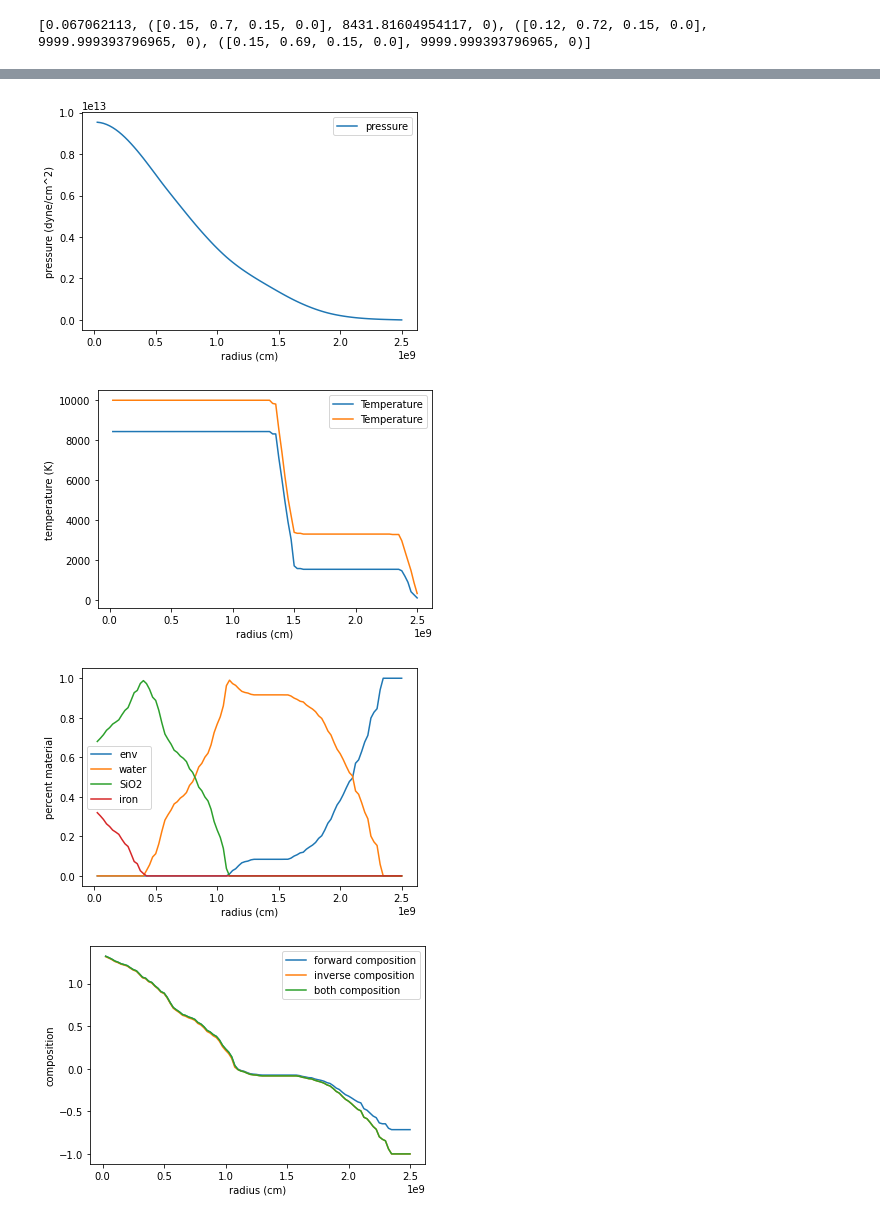
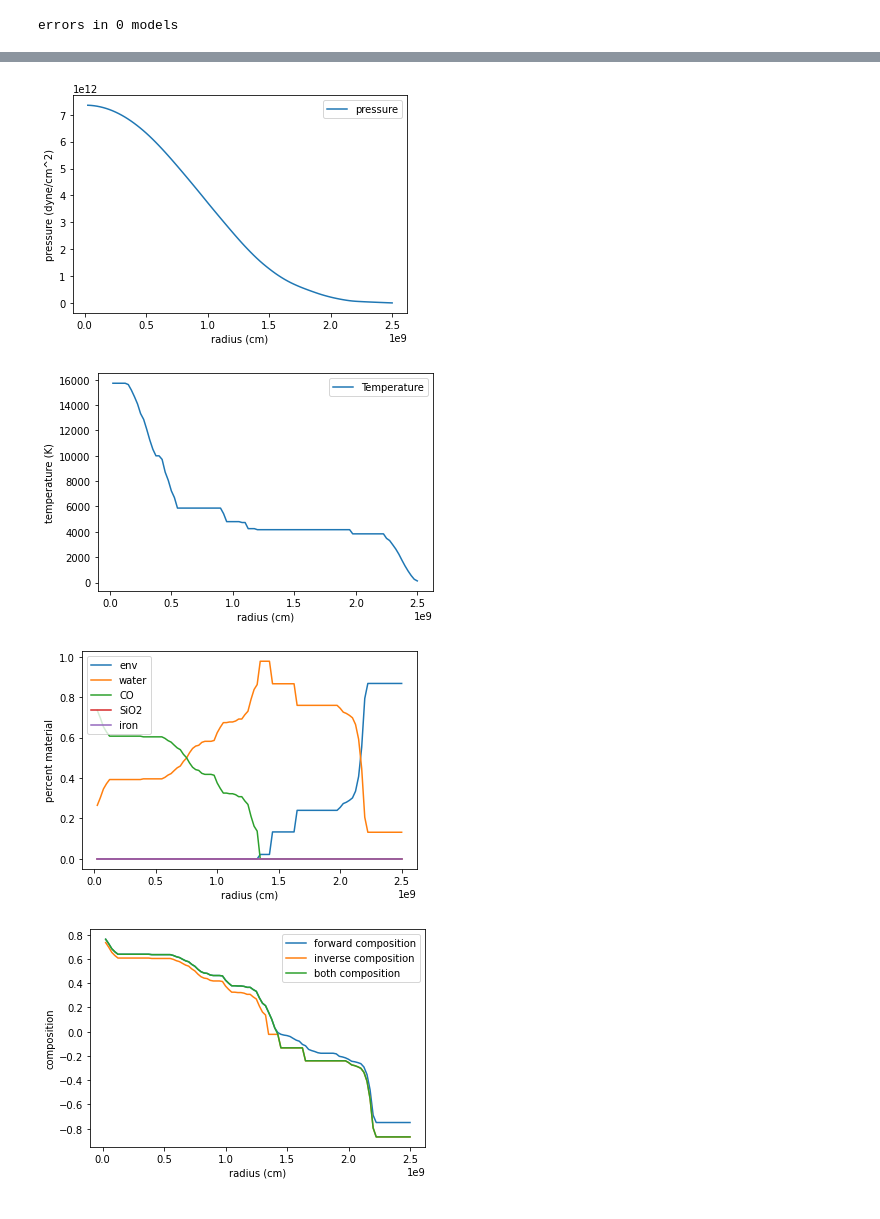
Before and after one commit to podolak/mcplanet, a Jupyter notebook: both_direction_planets.ipynb, the cells around one changed output, grey strips where cells are left out. Drawn from its saved outputs; the diff is of its cells as text; code cells hidden in the pictures.

```diff
--- a/both_direction_planets.ipynb
+++ b/both_direction_planets.ipynb
@@ -22,12 +22,13 @@ num_shells = 100
 # %%
 SMOOTH = 201
 USE_IRON = True
-MIN_TEMP = 0
+MIN_TEMP = 70
 MAX_TEMP = 50000
 # %%
 # Create a bunch of random models.
 # catalog = temperature.iron_sio2_water_env_catalog() if USE_IRON else temperature.sio2_water_env_catalog()
-catalog = temperature.iron_sio2_water_eos_env_catalog() if USE_IRON else temperature.sio2_water_eos_env_catalog()
+#catalog = temperature.iron_sio2_water_eos_env_catalog() if USE_IRON else temperature.sio2_water_eos_env_catalog()
+catalog = temperature.iron_sio2_co_water_env_catalog()
 def best_model(seed=None, catalog=catalog, min_temp=MIN_TEMP, max_temp=MAX_TEMP, smooth=SMOOTH, full_model=False):
     # First do the inverse
     seed, i_m, inner_temp, i_count = profile.get_fixed_temp_model(mass, moment_ratio, radius, num_shells,
@@ -93,11 +94,12 @@ def best_model(seed=None, catalog=catalog, min_temp=MIN_TEMP, max_temp=MAX_TEMP,
 
         # Plot temperature
         i_m.plot_temp()
-        f_m.plot_temp()
+        #f_m.plot_temp()
         figure()
 
         # Plot composition
-        both.plot_mix()
+        #both.plot_mix()
+        i_m.plot_mix()
         figure()
 
         f_m.plot_composition("forward composition")
@@ -132,7 +134,7 @@ def save_models(filename, model_list):
 good_models = []
 bad_models = []
 error_models = []
-for i in range(1000):
+for i in range(100):
     try:
         retval = best_model(max_temp=MAX_TEMP)
     except:
@@ -144,7 +146,8 @@ for i in range(1000):
         good_models.append((seed, inv, fwd, bth))
 
 print("errors in %s models"%len(error_models))
+# %% [output]
+errors in 0 models
 # %%
-print(best_model(0.067062113, max_temp=10000, full_model=True, smooth=201))
+aa = best_model(227.999739073, max_temp=20000, min_temp=0, full_model=True, smooth=201)
 # %% [output]
-[0.067062113, ([0.15, 0.7, 0.15, 0.0], 8431.81604954117, 0), ([0.12, 0.72, 0.15, 0.0], 9999.999393796965, 0), ([0.15, 0.69, 0.15, 0.0], 9999.999393796965, 0)]
@@ -152,4 +155,4 @@ print(best_model(0.067062113, max_temp=10000, full_model=True, smooth=201))
-[figure, old version]
+[figure, new version]
-[figure, old version]
+[figure, new version]
-[figure, old version]
+[figure, new version]
-[figure, old version]
+[figure, new version]
```
Also changed, not shown: parts of 4 cells of this notebook.
